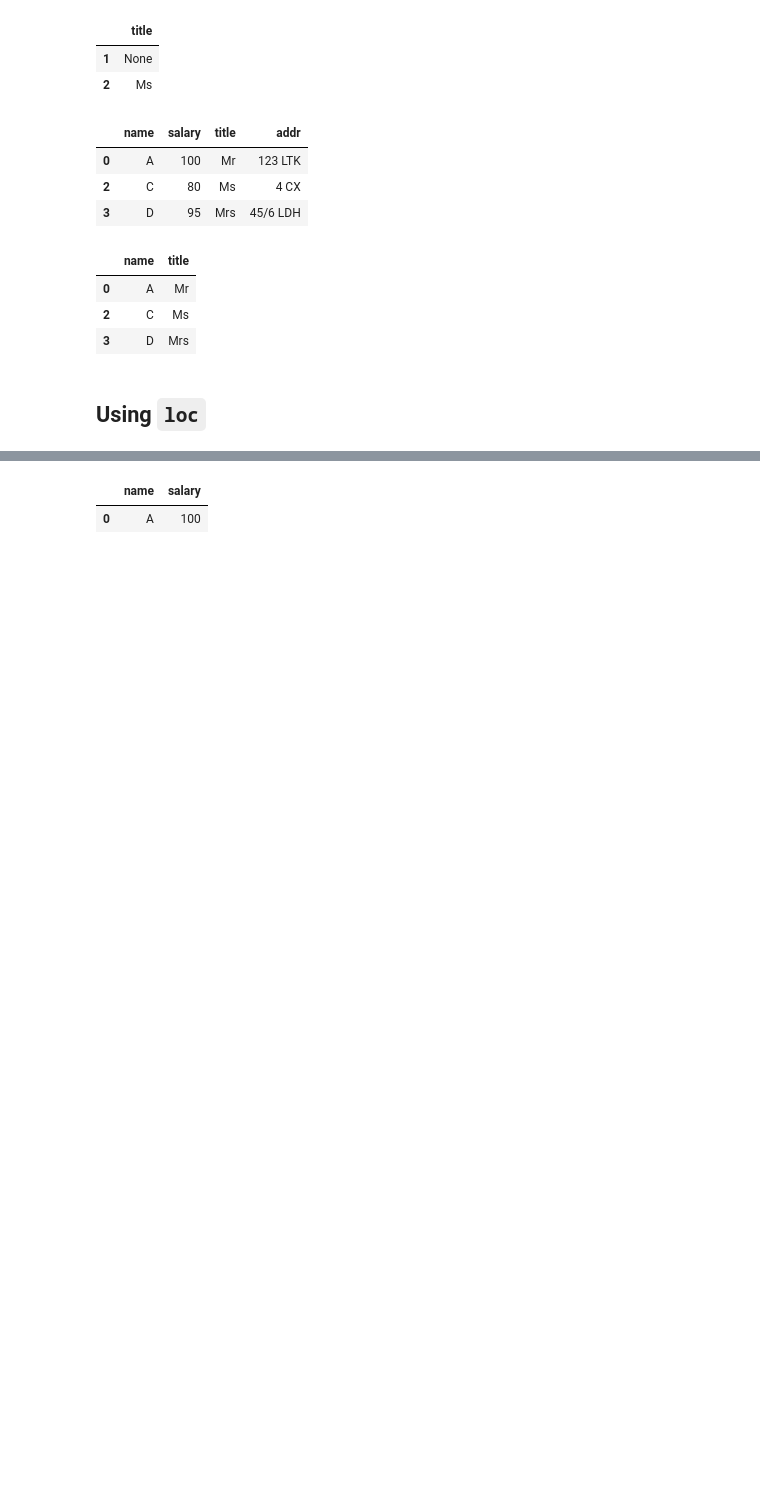
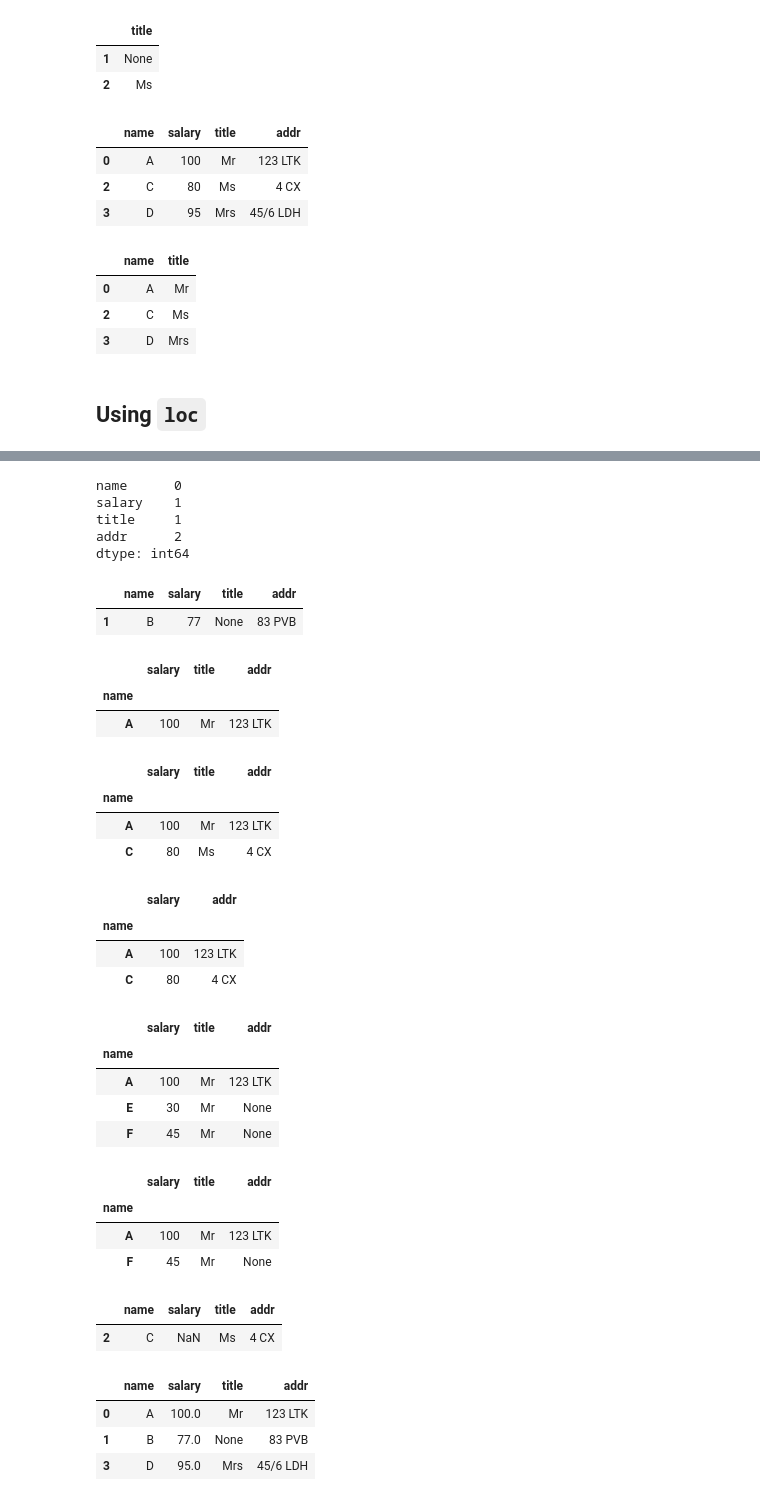
Before and after one commit to hatttruong/machine-learning-from-scratch, a Jupyter notebook: pandas.ipynb, the cells around one changed output, grey strips where cells are left out. Drawn from its saved outputs; the diff is of its cells as text; code cells hidden in the pictures; blank space fills up the shorter version.

```diff
--- a/pandas.ipynb
+++ b/pandas.ipynb
@@ -70,3 +70,10 @@ df.iloc[[0,2,3], [0, 2]]
 | 3 | D | Mrs |
 # %% [markdown]
 ## Using `loc`
+# %%
+df = pd.DataFrame({'name': ['A', 'B', 'C', 'D', 'E', 'F'],
+                   'salary': [100, 77, None, 95, 30, 45],
+                   'title': ['Mr', None, 'Ms', 'Mrs', 'Mr', 'Mr'],
+                   'addr': ['123 LTK', '83 PVB', '4 CX', '45/6 LDH', None, None]
+                   })
+df.head()
@@ -73,6 +87,63 @@ df.iloc[[0,2,3], [0, 2]]
+# %%
+df.isna().sum()
+# %% [output]
+name      0
+salary    1
+title     1
+addr      2
+dtype: int64
+# %%
+df.loc[[1]]
+# %% [output]
+|  | name | salary | title | addr |
+| 1 | B | 77 | None | 83 PVB |
+# %%
+# df.set_index('name', inplace=True)
+df.loc[['A']]
+# %% [output]
+|  | salary | title | addr |
+| name |  |  |  |
+| A | 100 | Mr | 123 LTK |
+# %%
+df.loc[['A', 'C']]
+# %% [output]
+|  | salary | title | addr |
+| name |  |  |  |
+| A | 100 | Mr | 123 LTK |
+| C | 80 | Ms | 4 CX |
+# %%
+df.loc[['A', 'C'],  ['salary', 'addr']]
+# %% [output]
+|  | salary | addr |
+| name |  |  |
+| A | 100 | 123 LTK |
+| C | 80 | 4 CX |
 # %%
 # get a single row based on condition
-df[df.name == 'A'] # return a df
+
+df.loc[df.title == 'Mr']
 # %% [output]
-|  | name | salary |
-| 0 | A | 100 |
+|  | salary | title | addr |
+| name |  |  |  |
+| A | 100 | Mr | 123 LTK |
+| E | 30 | Mr | None |
+| F | 45 | Mr | None |
+# %%
+df.loc[(df.salary >= 40) & (df.title == 'Mr')]
+# %% [output]
+|  | salary | title | addr |
+| name |  |  |  |
+| A | 100 | Mr | 123 LTK |
+| F | 45 | Mr | None |
+# %%
+df.loc[df.salary.isna()]
+# %% [output]
+|  | name | salary | title | addr |
+| 2 | C | NaN | Ms | 4 CX |
+# %%
+df.loc[(~df.salary.isna()) & (~df.addr.isna())]
+# %% [output]
+|  | name | salary | title | addr |
+| 0 | A | 100.0 | Mr | 123 LTK |
+| 1 | B | 77.0 | None | 83 PVB |
+| 3 | D | 95.0 | Mrs | 45/6 LDH |
```
Also changed, not shown: parts of 3 cells of this notebook.
